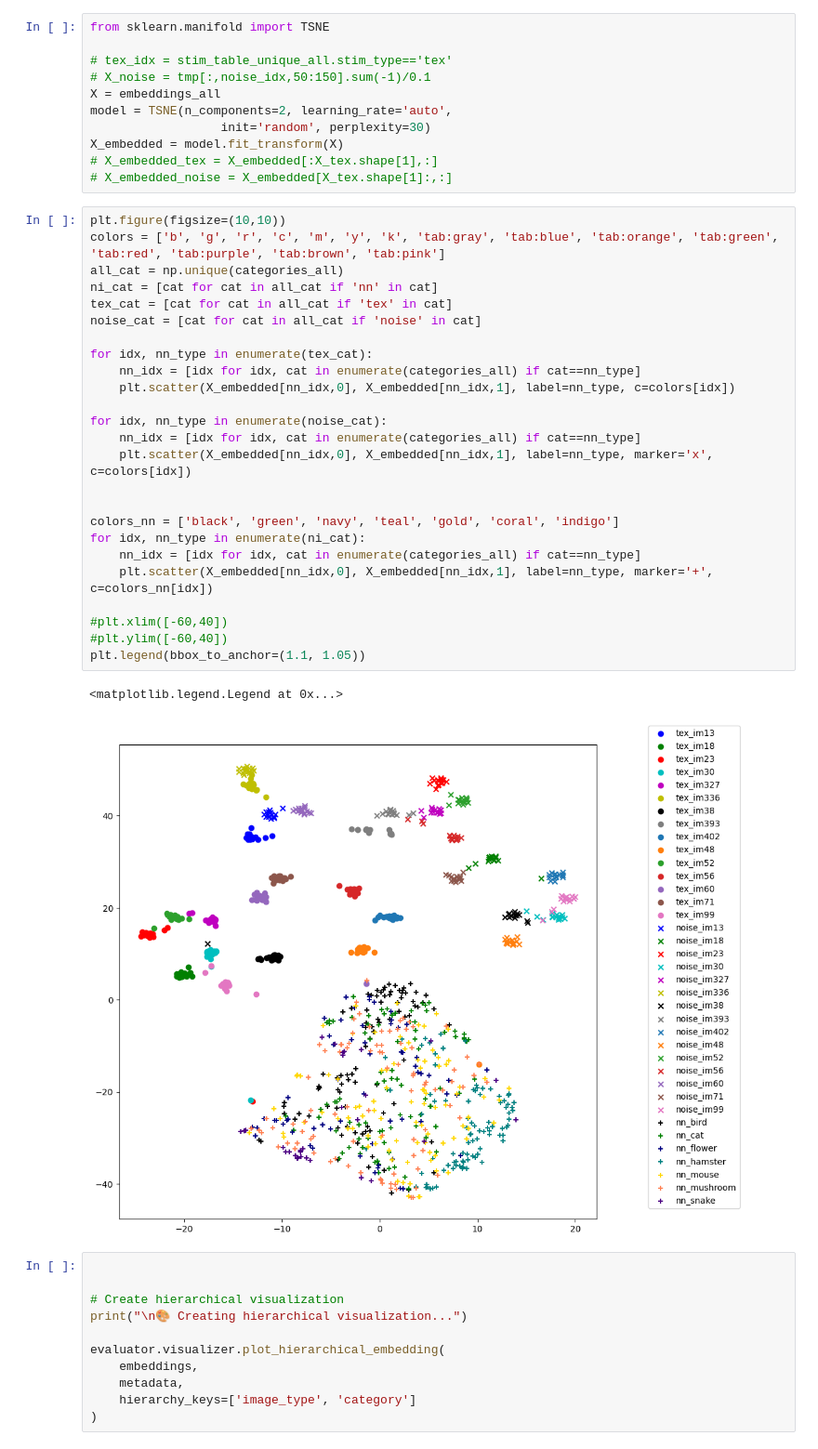
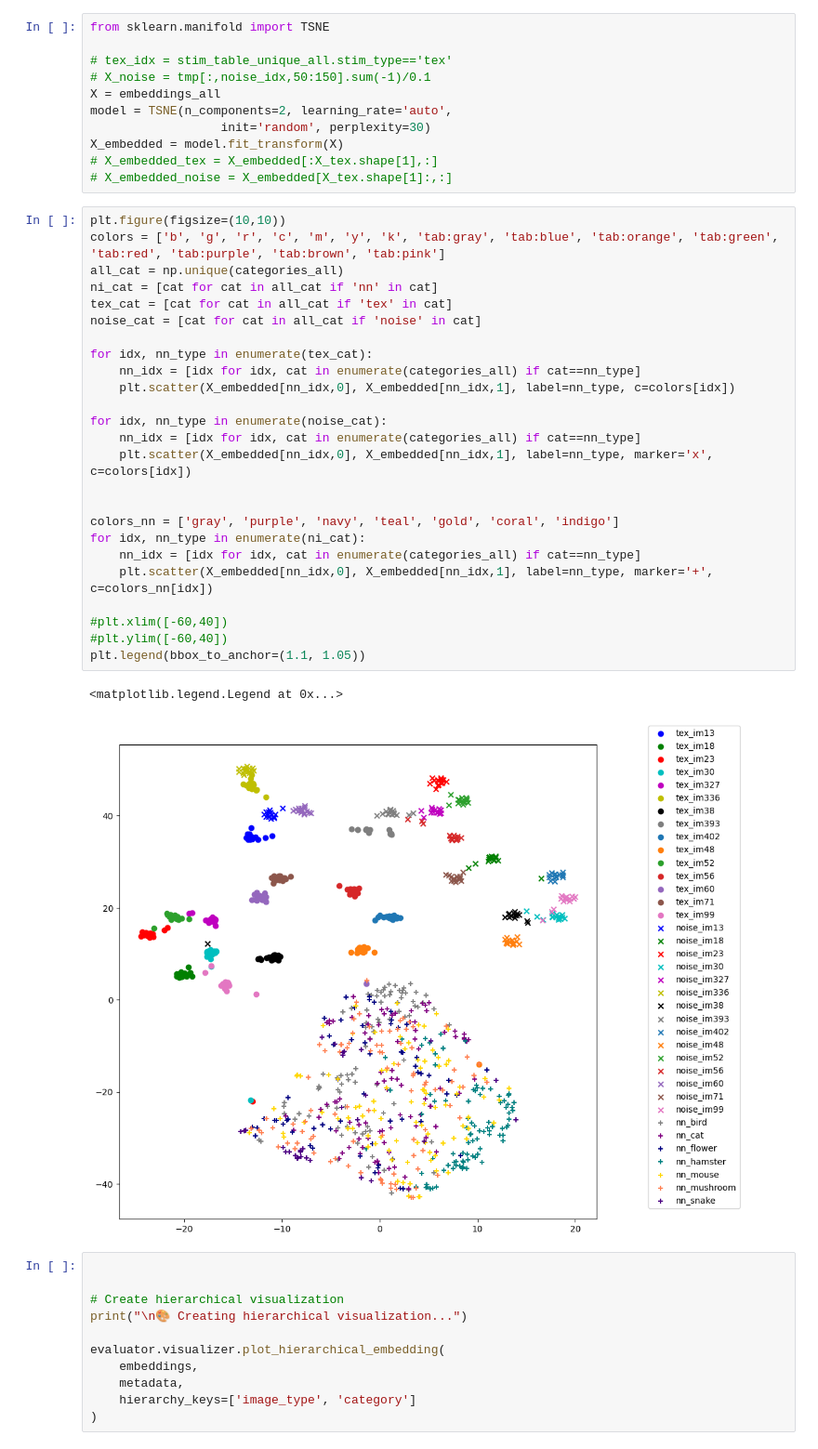
Before and after one commit to jiaxx/neural_repr, a Jupyter notebook: examples/basic_usage.ipynb, the cells around one changed output. Shown at 93% size. Saved outputs shown, nothing was run; the diff lists cells and outputs as text.

```diff
--- a/examples/basic_usage.ipynb
+++ b/examples/basic_usage.ipynb
@@ -500,31 +500,31 @@ X_embedded = model.fit_transform(X)
 # %%
 plt.figure(figsize=(10,10))
 colors = ['b', 'g', 'r', 'c', 'm', 'y', 'k', 'tab:gray', 'tab:blue', 'tab:orange', 'tab:green', 'tab:red', 'tab:purple', 'tab:brown', 'tab:pink']
 all_cat = np.unique(categories_all)
 ni_cat = [cat for cat in all_cat if 'nn' in cat]
 tex_cat = [cat for cat in all_cat if 'tex' in cat]
 noise_cat = [cat for cat in all_cat if 'noise' in cat]
 
 for idx, nn_type in enumerate(tex_cat):
     nn_idx = [idx for idx, cat in enumerate(categories_all) if cat==nn_type]
     plt.scatter(X_embedded[nn_idx,0], X_embedded[nn_idx,1], label=nn_type, c=colors[idx])
 
 for idx, nn_type in enumerate(noise_cat):
     nn_idx = [idx for idx, cat in enumerate(categories_all) if cat==nn_type]
     plt.scatter(X_embedded[nn_idx,0], X_embedded[nn_idx,1], label=nn_type, marker='x', c=colors[idx])
 
 
-colors_nn = ['black', 'green', 'navy', 'teal', 'gold', 'coral', 'indigo']
+colors_nn = ['gray', 'purple', 'navy', 'teal', 'gold', 'coral', 'indigo']
 for idx, nn_type in enumerate(ni_cat):
     nn_idx = [idx for idx, cat in enumerate(categories_all) if cat==nn_type]
     plt.scatter(X_embedded[nn_idx,0], X_embedded[nn_idx,1], label=nn_type, marker='+', c=colors_nn[idx])
 
 #plt.xlim([-60,40])
 #plt.ylim([-60,40])
 plt.legend(bbox_to_anchor=(1.1, 1.05))
 # %% [output]
 <matplotlib.legend.Legend at 0x...>
-[figure, old version]
+[figure, new version]
 # %%
 
 
```
Also changed, not shown: 1 other file.
